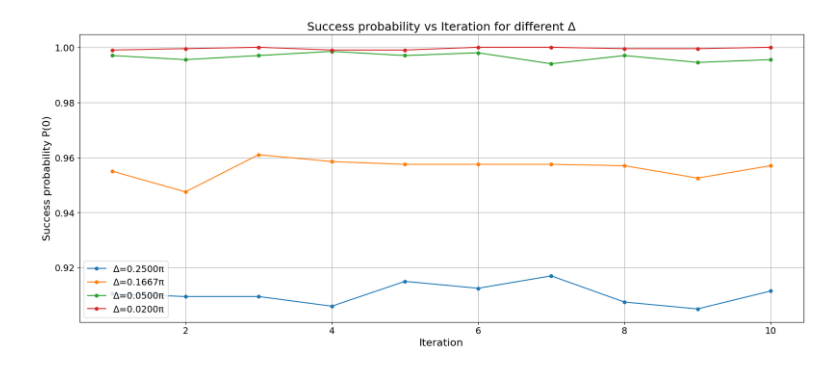
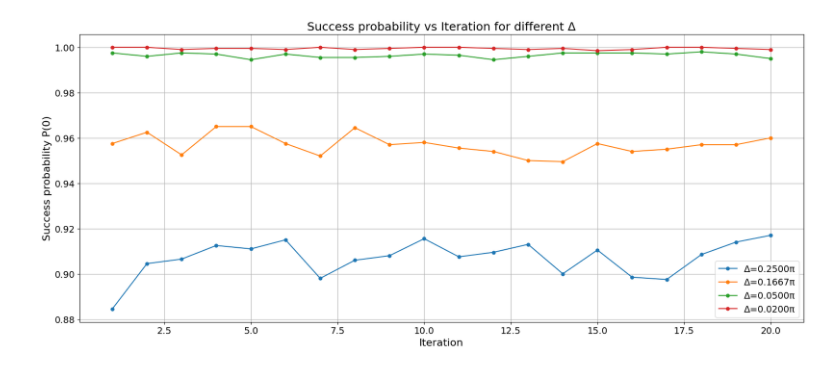
Before and after one commit to aizzen3/QCproject, a Jupyter notebook: cc.ipynb, the cells around one changed output. Drawn from its saved outputs; the diff is of its cells as text; code cells hidden in the pictures.

```diff
--- a/cc.ipynb
+++ b/cc.ipynb
@@ -10,7 +10,7 @@ import matplotlib.pyplot as plt
 psi = [1, 2, 3, 4, 5, 6, 7, 8]
 phi = [1, 2, 3, 4, 5, 6, 7, 8]
 n = 3          # number of qubits per register
-m = 10         # number of iterations
+m = 20         # number of iterations
 number_of_layers = 2
 shots = 2000
 
@@ -65,34 +65,34 @@ def run_experiment(delta):
 
     # Collect per-iteration success probabilities
     success_probs = []
     for k in range(m):
         indices = list(range(k*n, (k+1)*n))  # clbits for c[k]
         counts_k = marginal_counts(result.get_counts(qc_t), indices)
         zero_state = "0"*n
         success_probs.append(counts_k.get(zero_state, 0) / shots)
     return success_probs
 
 # ---------------- Run experiments for each δ ----------------
 for delta in deltas:
     success_probs_dict[delta] = run_experiment(delta)
 
 # ---------------- Plotting ----------------
 plt.figure(figsize=(20, 8))
 for delta in deltas:
     sim_probs = success_probs_dict[delta]
     plt.plot(range(1, m+1), sim_probs, marker='o', linestyle='-', markersize=5,
              label=f"Δ={delta/np.pi:.4f}π")
 
 plt.xlabel("Iteration", fontsize=16)
 plt.ylabel("Success probability P(0)", fontsize=16)
 plt.title("Success probability vs Iteration for different Δ", fontsize=18)
 plt.xticks(fontsize=14)
 plt.yticks(fontsize=14)
 plt.grid(True)
 plt.legend(fontsize=14)
 plt.show()
 # %% [output]
-[figure, old version]
+[figure, new version]
 # %%
 from qiskit import QuantumCircuit, transpile, QuantumRegister, ClassicalRegister
 from qiskit_aer import AerSimulator
```
Also changed, not shown: parts of 3 cells of this notebook, 4 other files.
